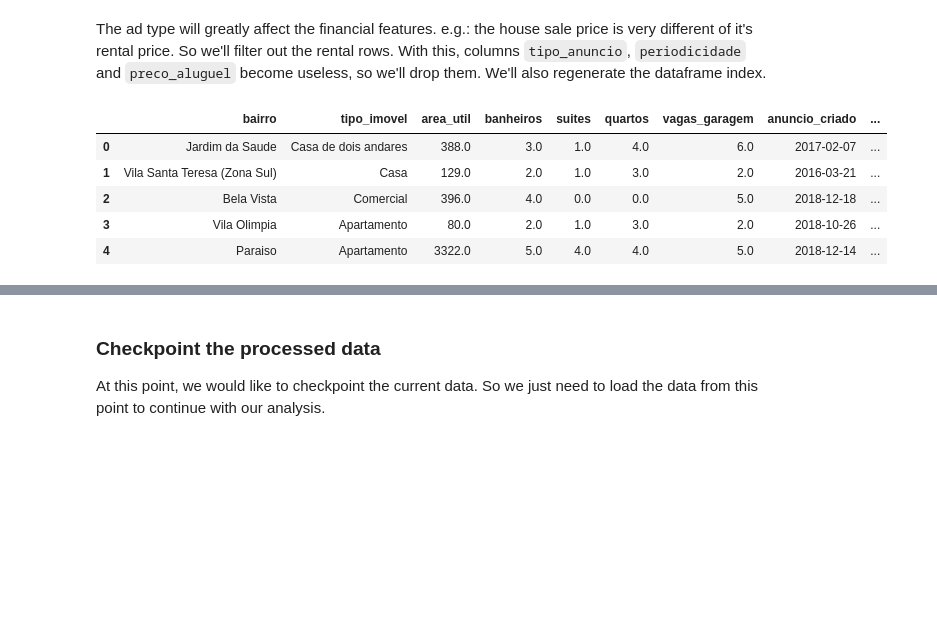
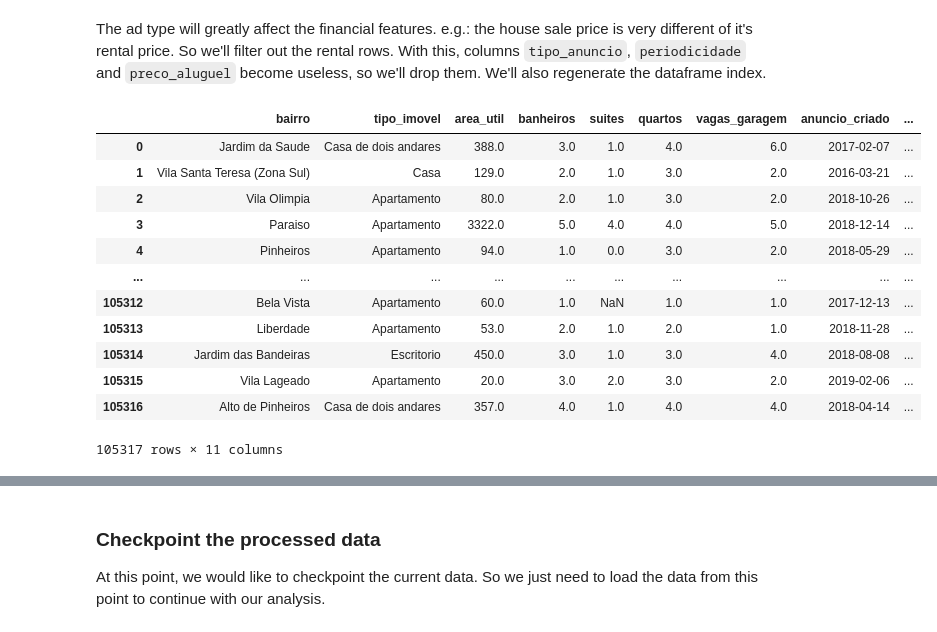
Before and after one commit to TheCamilovisk/HousePricePredictionApp, a Jupyter notebook: notebooks/01-exploratory-data-analysis.ipynb, the cells around one changed output, grey strips where cells are left out. Cells and saved outputs as stored; diff of their text form; code cells hidden in the pictures; blank space fills up the shorter version.

```diff
--- a/notebooks/01-exploratory-data-analysis.ipynb
+++ b/notebooks/01-exploratory-data-analysis.ipynb
@@ -203,15 +203,24 @@ array(['Venda', 'Locacao'], dtype=object)
 # %% [markdown]
 The ad type will greatly affect the financial features. e.g.: the house sale price is very different of it's rental price. So we'll filter out the rental rows. With this, columns `tipo_anuncio`, `periodicidade` and `preco_aluguel` become useless, so we'll drop them. We'll also regenerate the dataframe index.
 # %%
-sp_house_prices = sp_house_prices.drop(
-    labels=["tipo_anuncio", "periodicidade", "preco_aluguel"], axis="columns"
-).reset_index(drop=True)
+sp_house_prices = (
+    sp_house_prices[sp_house_prices.tipo_anuncio == "Venda"]
+    .drop(labels=["tipo_anuncio", "periodicidade", "preco_aluguel"], axis="columns")
+    .reset_index(drop=True)
+)
 
-sp_house_prices.head()
+sp_house_prices
 # %% [output]
 |  | bairro | tipo_imovel | area_util | banheiros | suites | quartos | vagas_garagem | anuncio_criado | ... |
 | 0 | Jardim da Saude | Casa de dois andares | 388.0 | 3.0 | 1.0 | 4.0 | 6.0 | 2017-02-07 | ... |
 | 1 | Vila Santa Teresa (Zona Sul) | Casa | 129.0 | 2.0 | 1.0 | 3.0 | 2.0 | 2016-03-21 | ... |
-| 2 | Bela Vista | Comercial | 396.0 | 4.0 | 0.0 | 0.0 | 5.0 | 2018-12-18 | ... |
-| 3 | Vila Olimpia | Apartamento | 80.0 | 2.0 | 1.0 | 3.0 | 2.0 | 2018-10-26 | ... |
-| 4 | Paraiso | Apartamento | 3322.0 | 5.0 | 4.0 | 4.0 | 5.0 | 2018-12-14 | ... |
+| 2 | Vila Olimpia | Apartamento | 80.0 | 2.0 | 1.0 | 3.0 | 2.0 | 2018-10-26 | ... |
+| 3 | Paraiso | Apartamento | 3322.0 | 5.0 | 4.0 | 4.0 | 5.0 | 2018-12-14 | ... |
+| 4 | Pinheiros | Apartamento | 94.0 | 1.0 | 0.0 | 3.0 | 2.0 | 2018-05-29 | ... |
+| ... | ... | ... | ... | ... | ... | ... | ... | ... | ... |
+| 105312 | Bela Vista | Apartamento | 60.0 | 1.0 | NaN | 1.0 | 1.0 | 2017-12-13 | ... |
+| 105313 | Liberdade | Apartamento | 53.0 | 2.0 | 1.0 | 2.0 | 1.0 | 2018-11-28 | ... |
+| 105314 | Jardim das Bandeiras | Escritorio | 450.0 | 3.0 | 1.0 | 3.0 | 4.0 | 2018-08-08 | ... |
+| 105315 | Vila Lageado | Apartamento | 20.0 | 3.0 | 2.0 | 3.0 | 2.0 | 2019-02-06 | ... |
+| 105316 | Alto de Pinheiros | Casa de dois andares | 357.0 | 4.0 | 1.0 | 4.0 | 4.0 | 2018-04-14 | ... |
+105317 rows × 11 columns
```
Also changed, not shown: parts of 11 cells of this notebook.
